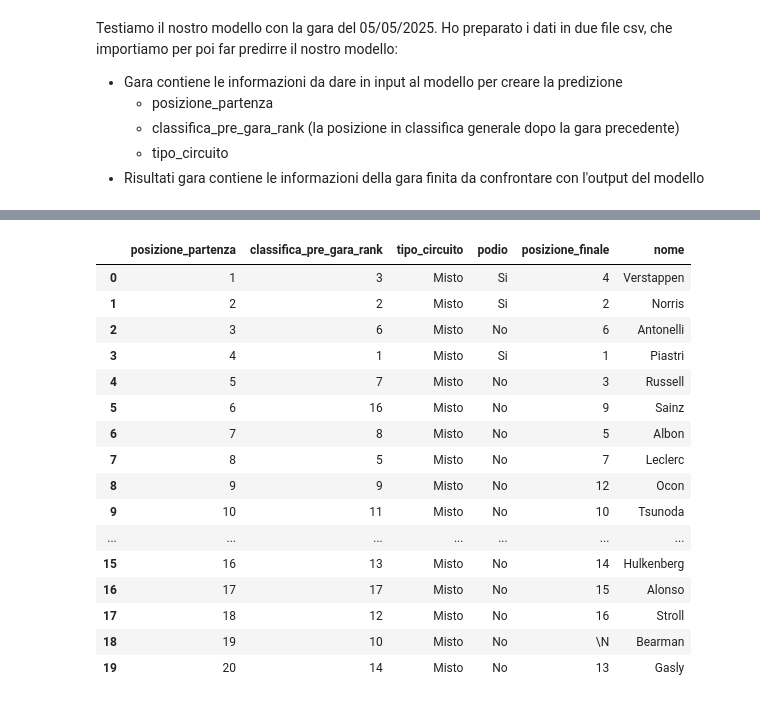
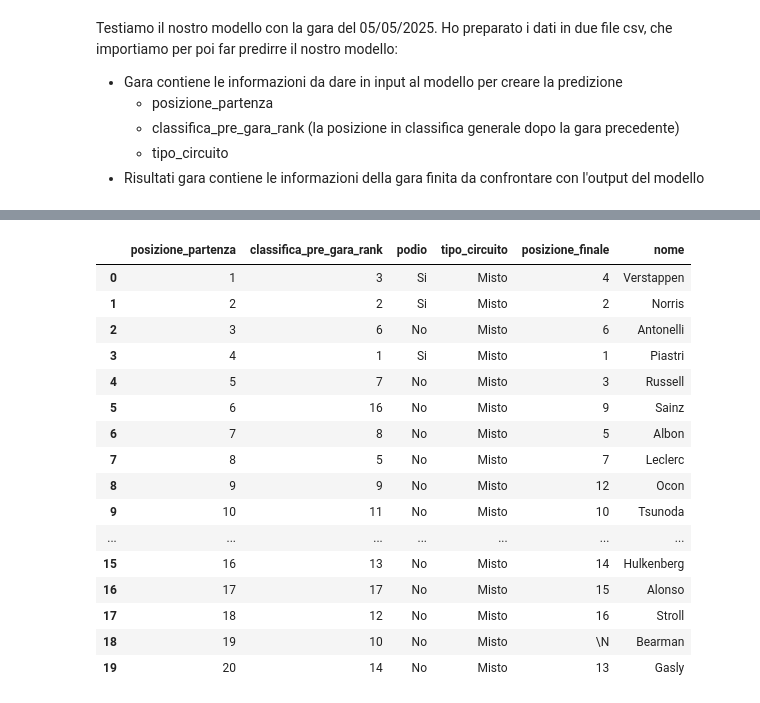
Before and after one commit to Agovvvvv/Formula-1-analysis, a Jupyter notebook: progetto.ipynb, the cells around one changed output, grey strips where cells are left out. Drawn from its saved outputs; the diff is of its cells as text; code cells hidden in the pictures.

Commit message:
Comments improvement, changed tipo_circuito to 3 categories with one-hot encoding to avoid bias

```diff
--- a/progetto.ipynb
+++ b/progetto.ipynb
@@ -615,12 +656,12 @@ f1_analysis_df = f1_analysis_df.dropna(subset=['posizione_partenza', 'podio', 'c
 f1_analysis_df['posizione_partenza'] = f1_analysis_df['posizione_partenza'].astype(int)
 f1_analysis_df['classifica_pre_gara_rank'] = f1_analysis_df['classifica_pre_gara_rank'].astype(int)
 
-#    Codifichiamo 'tipo_circuito'
-f1_analysis_df['tipo_circuito'] = np.where(
-    f1_analysis_df['tipo_circuito'] == 'Tecnico', 0,
-    np.where(f1_analysis_df['tipo_circuito'] == 'Alta velocità', 1, 2)
-)
-f1_analysis_df['tipo_circuito'] = f1_analysis_df['tipo_circuito'].astype(int)
+# Codifichiamo 'tipo_circuito'
+f1_analysis_df['alta_velocità'] = f1_analysis_df['tipo_circuito'].apply(lambda x: 1 if x == 'Alta velocità' else 0)
+f1_analysis_df['tecnico'] = f1_analysis_df['tipo_circuito'].apply(lambda x: 1 if x == 'Tecnico' else 0)
+f1_analysis_df['misto'] = f1_analysis_df['tipo_circuito'].apply(lambda x: 1 if x == 'Mix' else 0)
+
+f1_analysis_df = f1_analysis_df.drop(columns=['tipo_circuito'])
 
 # Visualizziamo il dataframe
 f1_analysis_df.head()
@@ -635,7 +676,7 @@ f1_analysis_df.head()
 ### Allenamento del modello
 Ora che abbiamo creato il dataframe necessario per il modello di regressione lineare, dividiamo i dati in training e validation set utilizzando la funzione train_test_split.
 # %%
-feature = ["posizione_partenza", "classifica_pre_gara_rank", "tipo_circuito"]
+feature = ["posizione_partenza", "classifica_pre_gara_rank", "alta_velocità", "tecnico", "misto"]
 
 # I dati in input sono posizione di partenza, tempo del primo giro e tipo di circuito
 X = f1_analysis_df[feature]
@@ -710,30 +751,31 @@ gara.head()
 # %%
 prediction = model.predict(gara)
 
 # Aggiungiamo la prediction al nostro dataset
 gara['podio'] = prediction
 gara['podio'] = gara['podio'].apply(lambda x: 'Si' if x == 1 else 'No')
 gara['tipo_circuito'] = "Misto"
 
+gara.drop(columns=['alta_velocità', 'tecnico', 'misto'], inplace=True)
 # Aggiungiamo al nostro dataset i veri risultati
 gara['posizione_finale'] = risultati_gara['posizione_finale']
 gara['nome'] = risultati_gara['nome']
 gara
 # %% [output]
-|  | posizione_partenza | classifica_pre_gara_rank | tipo_circuito | podio | posizione_finale | nome |
-| 0 | 1 | 3 | Misto | Si | 4 | Verstappen |
-| 1 | 2 | 2 | Misto | Si | 2 | Norris |
-| 2 | 3 | 6 | Misto | No | 6 | Antonelli |
-| 3 | 4 | 1 | Misto | Si | 1 | Piastri |
-| 4 | 5 | 7 | Misto | No | 3 | Russell |
-| 5 | 6 | 16 | Misto | No | 9 | Sainz |
-| 6 | 7 | 8 | Misto | No | 5 | Albon |
-| 7 | 8 | 5 | Misto | No | 7 | Leclerc |
-| 8 | 9 | 9 | Misto | No | 12 | Ocon |
-| 9 | 10 | 11 | Misto | No | 10 | Tsunoda |
+|  | posizione_partenza | classifica_pre_gara_rank | podio | tipo_circuito | posizione_finale | nome |
+| 0 | 1 | 3 | Si | Misto | 4 | Verstappen |
+| 1 | 2 | 2 | Si | Misto | 2 | Norris |
+| 2 | 3 | 6 | No | Misto | 6 | Antonelli |
+| 3 | 4 | 1 | Si | Misto | 1 | Piastri |
+| 4 | 5 | 7 | No | Misto | 3 | Russell |
+| 5 | 6 | 16 | No | Misto | 9 | Sainz |
+| 6 | 7 | 8 | No | Misto | 5 | Albon |
+| 7 | 8 | 5 | No | Misto | 7 | Leclerc |
+| 8 | 9 | 9 | No | Misto | 12 | Ocon |
+| 9 | 10 | 11 | No | Misto | 10 | Tsunoda |
 | ... | ... | ... | ... | ... | ... | ... |
-| 15 | 16 | 13 | Misto | No | 14 | Hulkenberg |
-| 16 | 17 | 17 | Misto | No | 15 | Alonso |
-| 17 | 18 | 12 | Misto | No | 16 | Stroll |
-| 18 | 19 | 10 | Misto | No | \N | Bearman |
-| 19 | 20 | 14 | Misto | No | 13 | Gasly |
+| 15 | 16 | 13 | No | Misto | 14 | Hulkenberg |
+| 16 | 17 | 17 | No | Misto | 15 | Alonso |
+| 17 | 18 | 12 | No | Misto | 16 | Stroll |
+| 18 | 19 | 10 | No | Misto | \N | Bearman |
+| 19 | 20 | 14 | No | Misto | 13 | Gasly |
```
Also changed, not shown: parts of 11 cells of this notebook, 3 other files.
